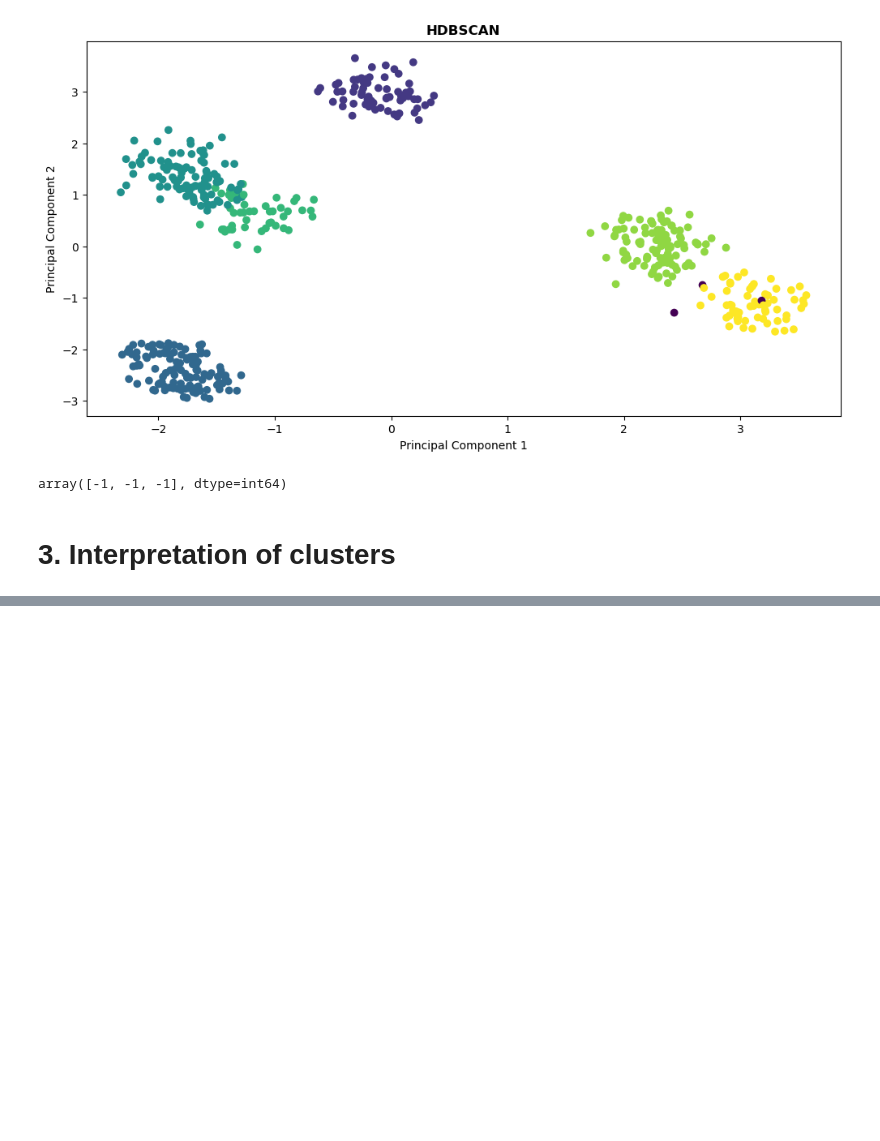
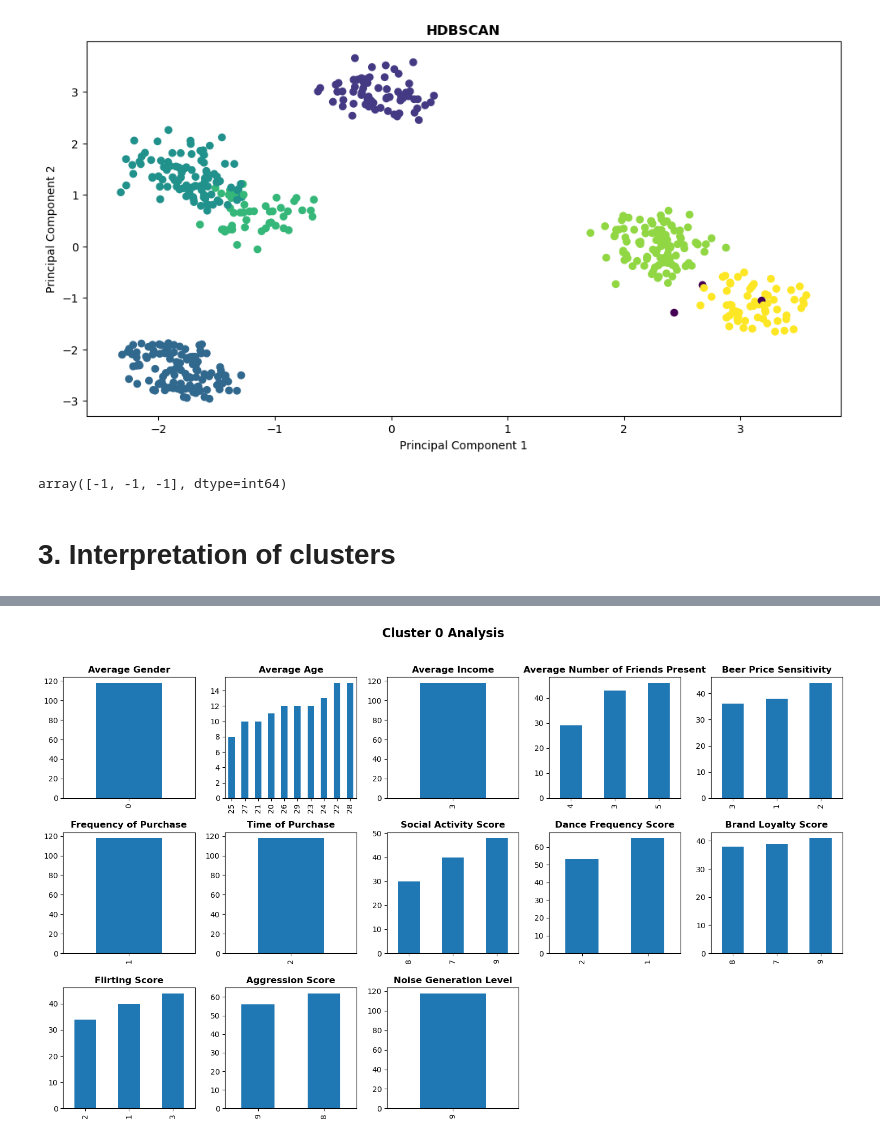
Before and after one commit to kkudzelich/clustering-of-clients, a Jupyter notebook: kaggle5.ipynb, the cells around one changed output, grey strips where cells are left out. Drawn from its saved outputs; the diff is of its cells as text; code cells hidden in the pictures; blank space fills up the shorter version.

Commit message:
Interpretation of clusters

```diff
--- a/kaggle5.ipynb
+++ b/kaggle5.ipynb
@@ -372,0 +379,16 @@ array([-1, -1, -1], dtype=int64)
+# %%
+# Assign a cluster number to each row
+df['Cluster'] = labels_em
+# %%
+# Divide into sub-Dataframes depending on the assigned cluster
+cluster_data = {}
+
+for i in range (0,6):
+    cluster_data[f"cluster_{i}"] = df[df['Cluster'] == i]
+
+df_cluster_0 = cluster_data['cluster_0']
+df_cluster_1 = cluster_data['cluster_1']
+df_cluster_2 = cluster_data['cluster_2']
+df_cluster_3 = cluster_data['cluster_3']
+df_cluster_4 = cluster_data['cluster_4']
+df_cluster_5 = cluster_data['cluster_5']
@@ -372,0 +411,23 @@ array([-1, -1, -1], dtype=int64)
+# %%
+num_features = len(df_cluster_0.drop(columns=['Cluster']).columns)
+num_rows = (num_features + 4) // 5
+
+fig, axis = plt.subplots(ncols=5, nrows=num_rows, figsize=(num_rows*5,num_rows*3))
+axis = axis.flatten()
+
+# build pie graph for each feature
+for i, feature in enumerate(df_cluster_0.drop(columns=['Cluster']).columns):
+    df_cluster_0[feature].value_counts().sort_values().plot(kind='bar', ax=axis[i])
+    axis[i].set_title(f'{feature}', fontweight='bold')
+    axis[i].set_xlabel('')
+    axis[i].set_ylabel('')
+
+# hide extra areas with empty graphs
+for j in range(num_features, len(axis)):
+    fig.delaxes(axis[j])
+
+plt.suptitle('Cluster 0 Analysis', fontweight='bold', fontsize=16, y=1.02)
+plt.tight_layout()
+plt.show()
+# %% [output]
+[figure, added]
```
Also changed, not shown: parts of 18 cells of this notebook.
